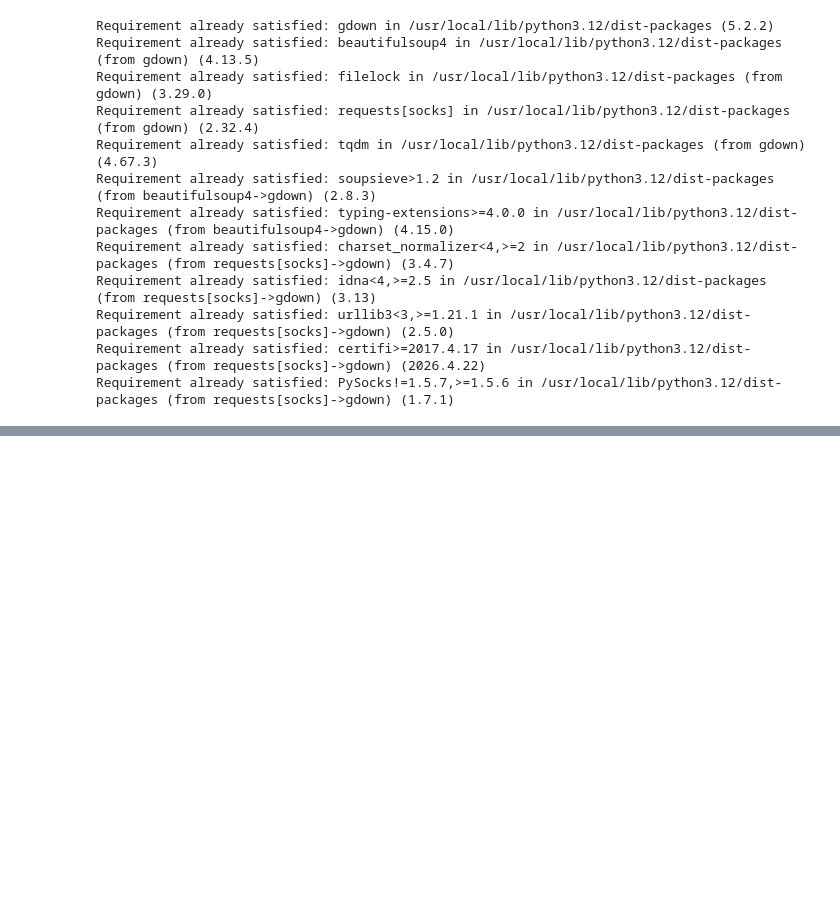
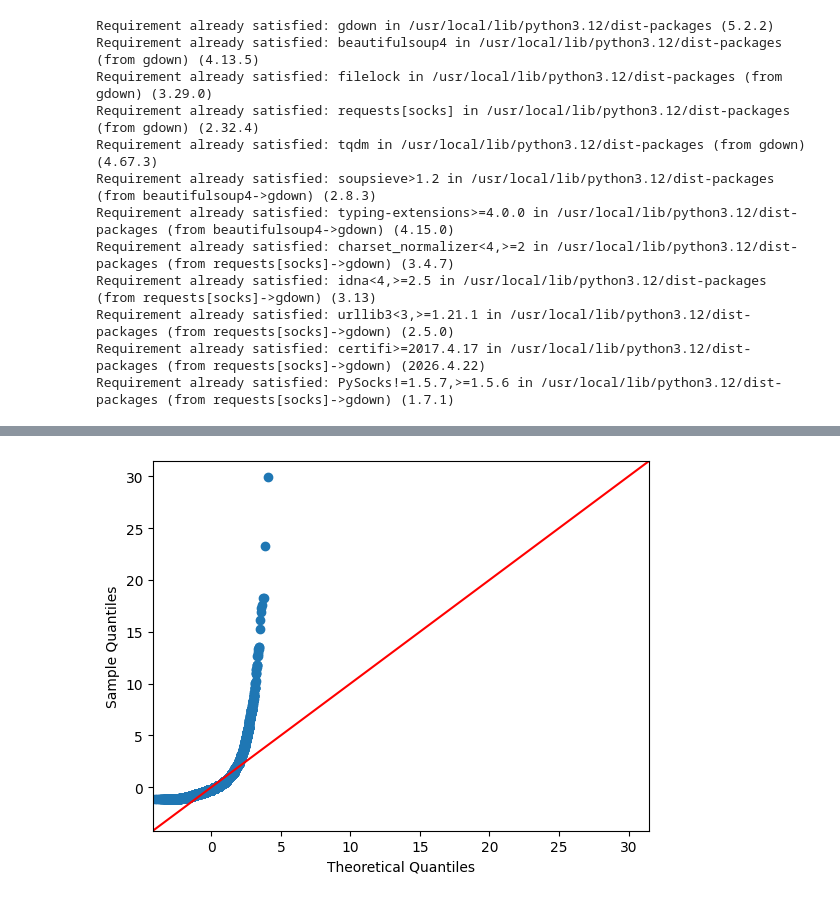
Before and after one commit to javiermagnone-lab/Javito, a Jupyter notebook: Tarea_2_ML_analisis_de_datos.ipynb, the cells around one changed output, grey strips where cells are left out. Saved outputs shown, nothing was run; the diff lists cells and outputs as text; code cells hidden in the pictures; blank space fills up the shorter version.

```diff
--- a/Tarea_2_ML_analisis_de_datos.ipynb
+++ b/Tarea_2_ML_analisis_de_datos.ipynb
@@ -59,0 +271,6 @@ display(df.head())
+# %%
+# b. Gráfico qqplot (¿Para que?)
+
+sm.qqplot(np.array(df_ysos['ysos_dep']), line='45', fit=True);
+# %% [output]
+[figure, added]
```
Also changed, not shown: parts of 85 cells of this notebook.
